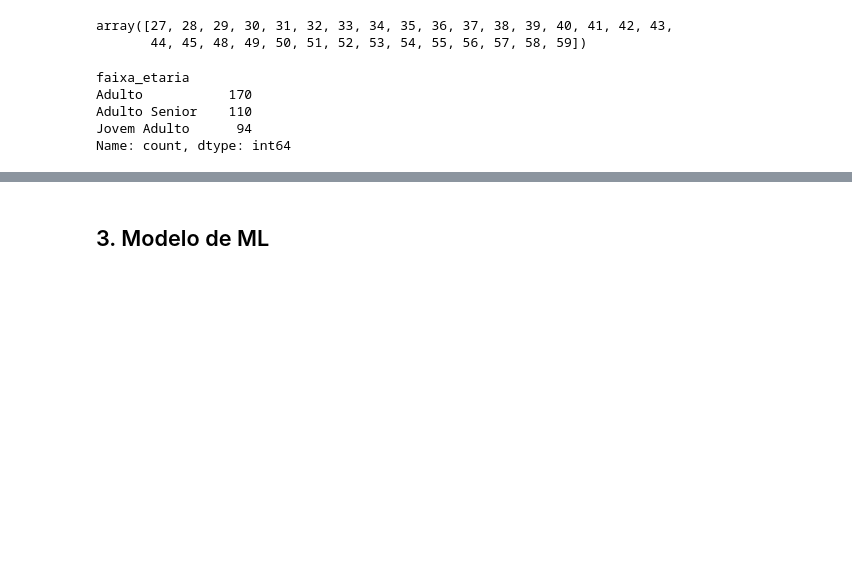
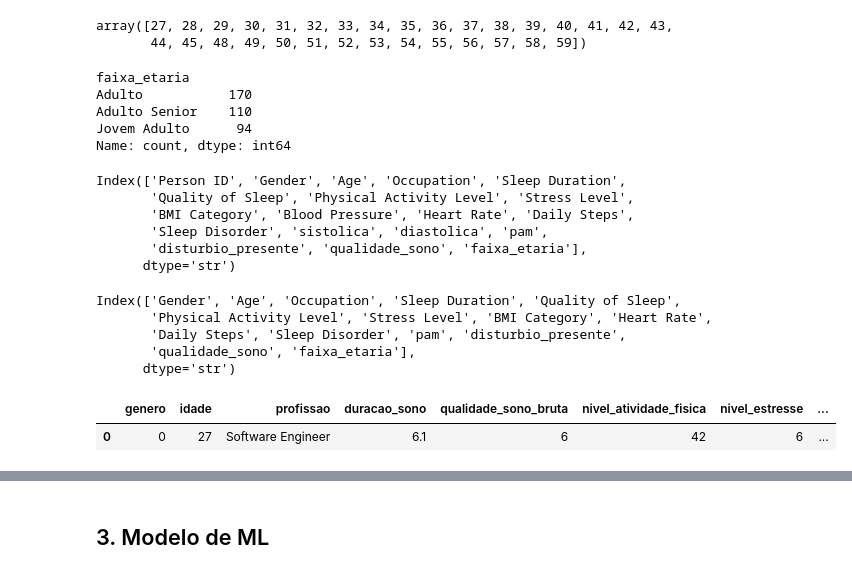
Before and after one commit to Squad-Nina-da-Hora/wmc-projeto-final-lifestyle, a Jupyter notebook: analise.ipynb, the cells around one changed output, grey strips where cells are left out. Drawn from its saved outputs; the diff is of its cells as text; code cells hidden in the pictures; blank space fills up the shorter version.

```diff
--- a/analise.ipynb
+++ b/analise.ipynb
@@ -438,3 +438,49 @@ Adulto           170
 Adulto Senior    110
 Jovem Adulto      94
 Name: count, dtype: int64
+# %%
+# Verificando os dados
+
+df.columns
+# %% [output]
+Index(['Person ID', 'Gender', 'Age', 'Occupation', 'Sleep Duration',
+       'Quality of Sleep', 'Physical Activity Level', 'Stress Level',
+       'BMI Category', 'Blood Pressure', 'Heart Rate', 'Daily Steps',
+       'Sleep Disorder', 'sistolica', 'diastolica', 'pam',
+       'disturbio_presente', 'qualidade_sono', 'faixa_etaria'],
+      dtype='str')
+# %%
+# Selecionando apenas colunas de interesse
+
+dados = df.drop(['Person ID', 'Blood Pressure', 'sistolica', 'diastolica'], axis=1)
+
+dados.columns
+# %% [output]
+Index(['Gender', 'Age', 'Occupation', 'Sleep Duration', 'Quality of Sleep',
+       'Physical Activity Level', 'Stress Level', 'BMI Category', 'Heart Rate',
+       'Daily Steps', 'Sleep Disorder', 'pam', 'disturbio_presente',
+       'qualidade_sono', 'faixa_etaria'],
+      dtype='str')
+# %%
+# Traduzindo os nomes das variáveis
+
+traducao_colunas = {
+    'Gender': 'genero',
+    'Age': 'idade',
+    'Occupation': 'profissao',
+    'Sleep Duration': 'duracao_sono',
+    'Quality of Sleep': 'qualidade_sono_bruta',
+    'Physical Activity Level': 'nivel_atividade_fisica',
+    'Stress Level': 'nivel_estresse',
+    'BMI Category': 'categoria_imc',
+    'Heart Rate': 'frequencia_cardiaca',
+    'Daily Steps': 'passos_diarios',
+    'Sleep Disorder': 'disturbio_sono'
+}
+
+dados = dados.rename(columns=traducao_colunas)
+
+dados.head(1)
+# %% [output]
+|  | genero | idade | profissao | duracao_sono | qualidade_sono_bruta | nivel_atividade_fisica | nivel_estresse | ... |
+| 0 | 0 | 27 | Software Engineer | 6.1 | 6 | 42 | 6 | ... |
```
Also changed, not shown: parts of 5 cells of this notebook.
